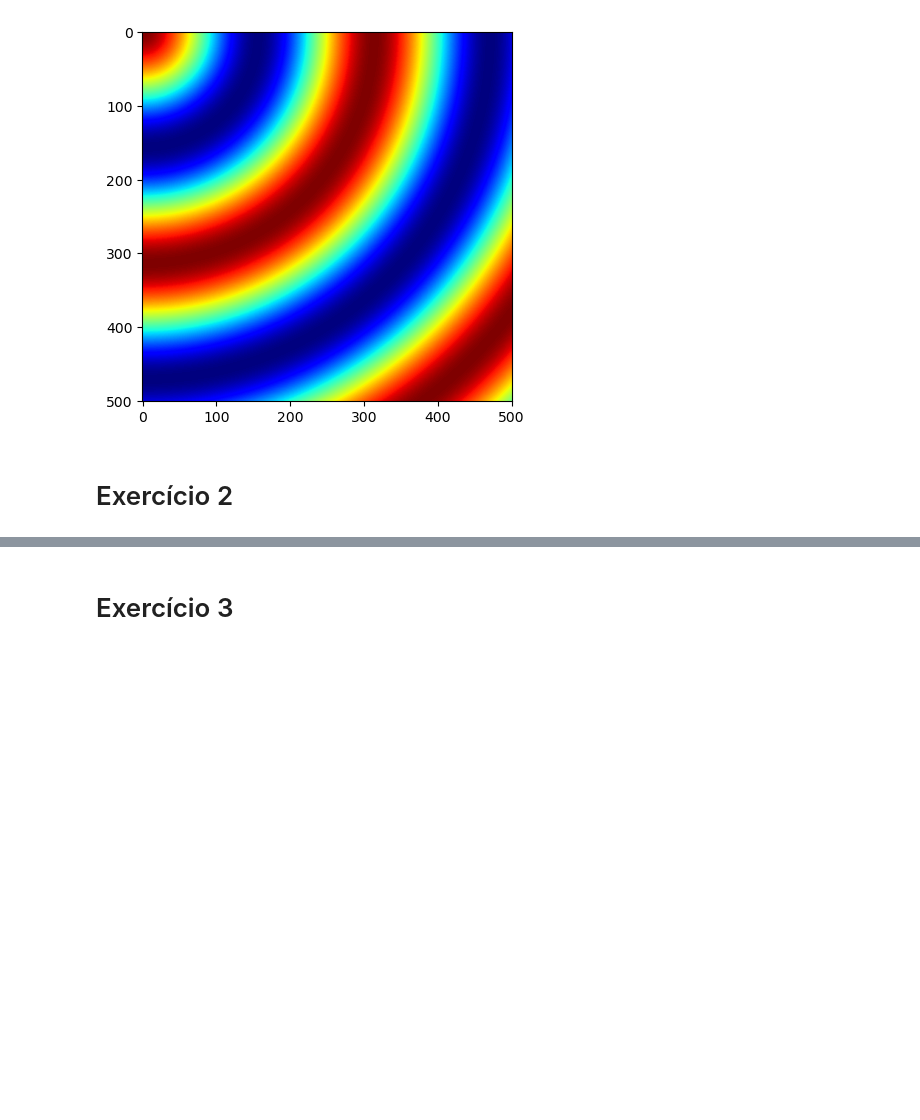
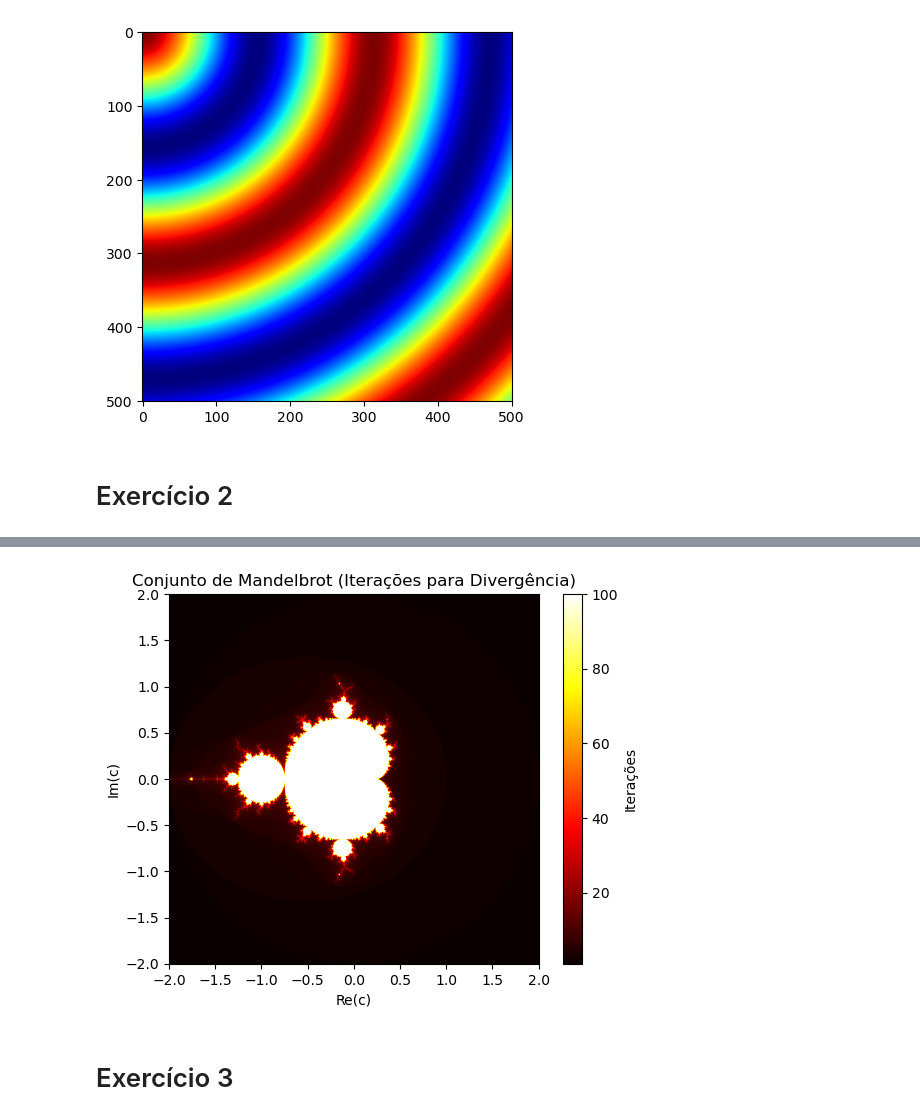
Before and after one commit to vinanit/Atividade-3-Fisica-Computacional, a Jupyter notebook: Av3.ipynb, the cells around one changed output, grey strips where cells are left out. Drawn from its saved outputs; the diff is of its cells as text; code cells hidden in the pictures; blank space fills up the shorter version.

```diff
--- a/Av3.ipynb
+++ b/Av3.ipynb
@@ -35,3 +74,36 @@ pl.show()
+# %%
+# Função para gerar o conjunto de Mandelbrot com cores baseadas no número de iterações até a divergência
+def mandelbrot_color(c, max_iter=100):
+    z = 0
+    for n in range(max_iter):
+        if abs(z) > 2:
+            return n  # Retorna o número de iterações
+        z = z**2 + c
+    return max_iter  # Nunca divergiu
+
+# Função para gerar o grid do conjunto de Mandelbrot com cores
+def generate_mandelbrot_color(N=100, max_iter=100):
+    x = np.linspace(-2, 2, N)
+    y = np.linspace(-2, 2, N)
+    iterations = np.zeros((N, N))
+
+    for i in range(N):
+        for j in range(N):
+            c = complex(x[i], y[j])
+            iterations[j, i] = mandelbrot_color(c, max_iter) # Verifica o número de iterações até a divergência
+
+    return iterations
+
+# Gerar e plotar versão colorida
+mandelbrot_iter = generate_mandelbrot_color(N)
+plt.imshow(mandelbrot_iter, cmap='hot', extent=[-2, 2, -2, 2])
+plt.title("Conjunto de Mandelbrot (Iterações para Divergência)")
+plt.xlabel("Re(c)")
+plt.ylabel("Im(c)")
+plt.colorbar(label="Iterações")
+plt.show()
+# %% [output]
+[figure, added]
 # %% [markdown]
 # Exercício 3
 # %% [markdown]
```
Also changed, not shown: parts of 7 cells of this notebook, 4 other files.
